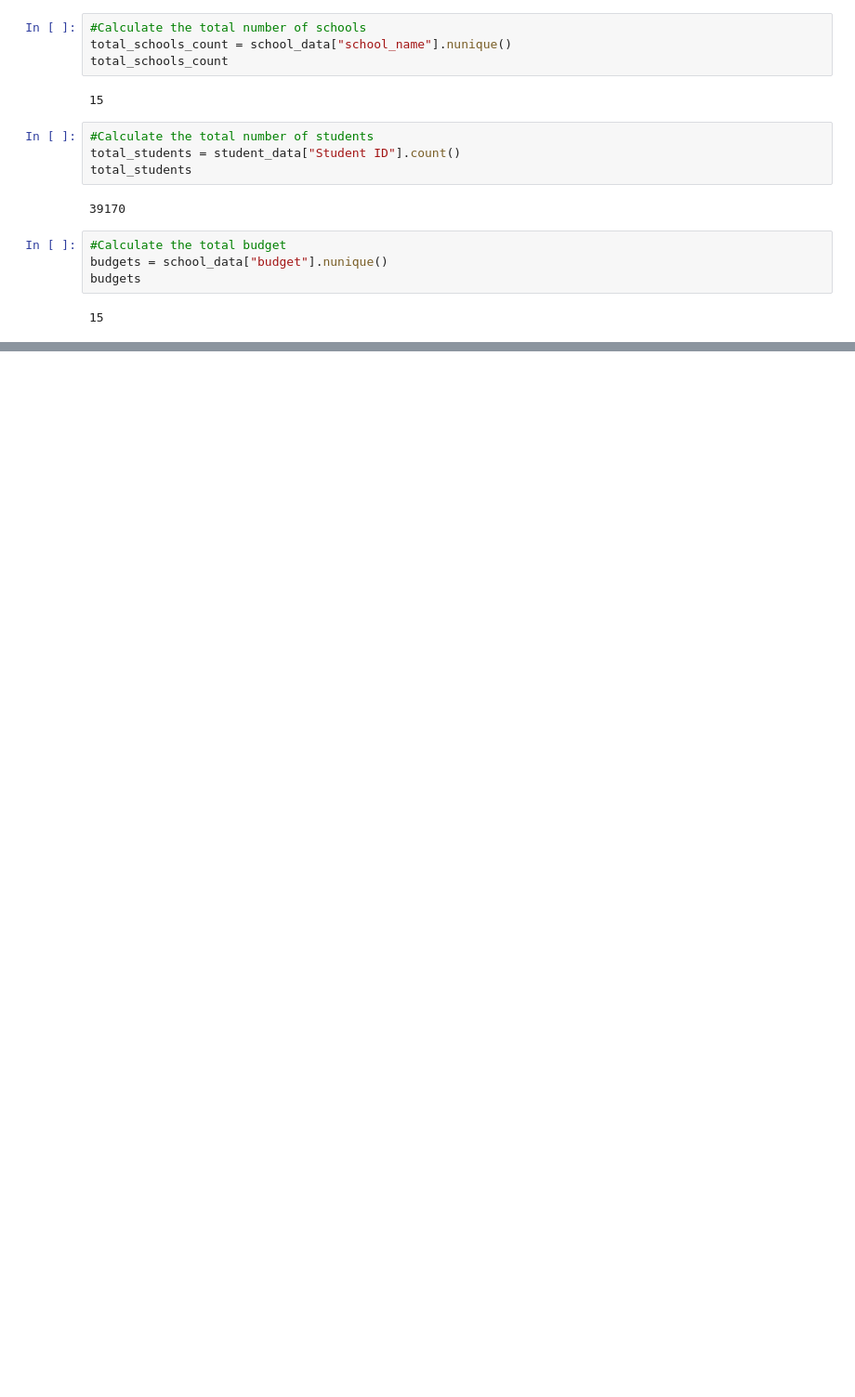
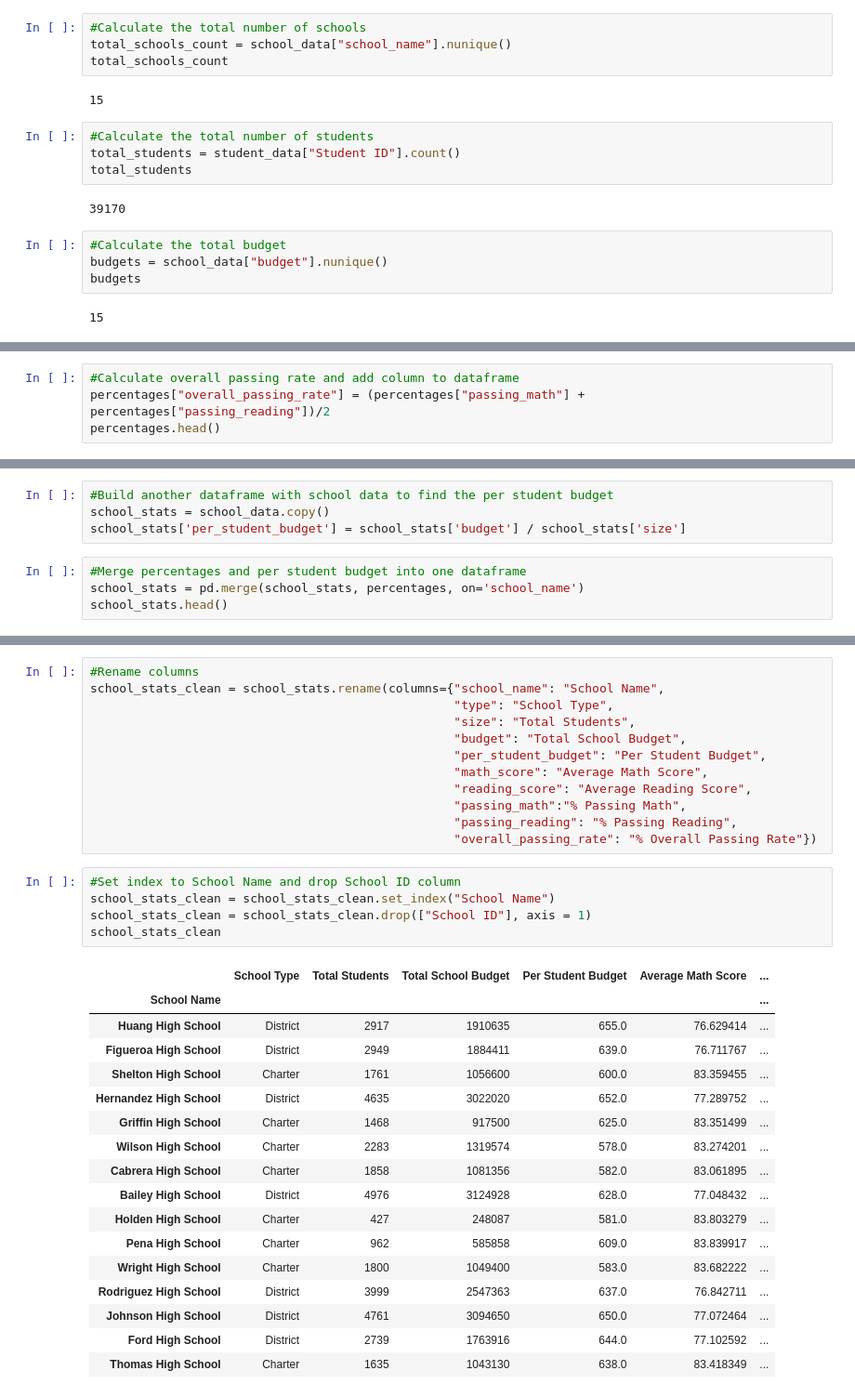
Before and after one commit to ajcascella/School-District-Analysis, a Jupyter notebook: PyCitySchools_AJC.ipynb, the cells around one changed output, grey strips where cells are left out. Shown: that part at 93% size. Cells and saved outputs as stored; diff of their text form; blank space fills up the shorter version.

```diff
--- a/PyCitySchools_AJC.ipynb
+++ b/PyCitySchools_AJC.ipynb
@@ -254,0 +176,4 @@ ValueError: Cannot merge a Series without a name
+# %%
+#Calculate overall passing rate and add column to dataframe
+percentages["overall_passing_rate"] = (percentages["passing_math"] + percentages["passing_reading"])/2
+percentages.head()
@@ -254,0 +188,8 @@ ValueError: Cannot merge a Series without a name
+# %%
+#Build another dataframe with school data to find the per student budget
+school_stats = school_data.copy()
+school_stats['per_student_budget'] = school_stats['budget'] / school_stats['size']
+# %%
+#Merge percentages and per student budget into one dataframe
+school_stats = pd.merge(school_stats, percentages, on='school_name')
+school_stats.head()
@@ -254,0 +203,35 @@ ValueError: Cannot merge a Series without a name
+# %%
+#Rename columns
+school_stats_clean = school_stats.rename(columns={"school_name": "School Name",
+                                                  "type": "School Type",
+                                                  "size": "Total Students",
+                                                  "budget": "Total School Budget",
+                                                  "per_student_budget": "Per Student Budget",
+                                                  "math_score": "Average Math Score",
+                                                  "reading_score": "Average Reading Score",
+                                                  "passing_math":"% Passing Math",
+                                                  "passing_reading": "% Passing Reading",
+                                                  "overall_passing_rate": "% Overall Passing Rate"})
+# %%
+#Set index to School Name and drop School ID column
+school_stats_clean = school_stats_clean.set_index("School Name")
+school_stats_clean = school_stats_clean.drop(["School ID"], axis = 1)
+school_stats_clean
+# %% [output]
+|  | School Type | Total Students | Total School Budget | Per Student Budget | Average Math Score | ... |
+| School Name |  |  |  |  |  | ... |
+| Huang High School | District | 2917 | 1910635 | 655.0 | 76.629414 | ... |
+| Figueroa High School | District | 2949 | 1884411 | 639.0 | 76.711767 | ... |
+| Shelton High School | Charter | 1761 | 1056600 | 600.0 | 83.359455 | ... |
+| Hernandez High School | District | 4635 | 3022020 | 652.0 | 77.289752 | ... |
+| Griffin High School | Charter | 1468 | 917500 | 625.0 | 83.351499 | ... |
+| Wilson High School | Charter | 2283 | 1319574 | 578.0 | 83.274201 | ... |
+| Cabrera High School | Charter | 1858 | 1081356 | 582.0 | 83.061895 | ... |
+| Bailey High School | District | 4976 | 3124928 | 628.0 | 77.048432 | ... |
+| Holden High School | Charter | 427 | 248087 | 581.0 | 83.803279 | ... |
+| Pena High School | Charter | 962 | 585858 | 609.0 | 83.839917 | ... |
+| Wright High School | Charter | 1800 | 1049400 | 583.0 | 83.682222 | ... |
+| Rodriguez High School | District | 3999 | 2547363 | 637.0 | 76.842711 | ... |
+| Johnson High School | District | 4761 | 3094650 | 650.0 | 77.072464 | ... |
+| Ford High School | District | 2739 | 1763916 | 644.0 | 77.102592 | ... |
+| Thomas High School | Charter | 1635 | 1043130 | 638.0 | 83.418349 | ... |
```
Also changed, not shown: parts of 71 cells of this notebook, 3 other files.
